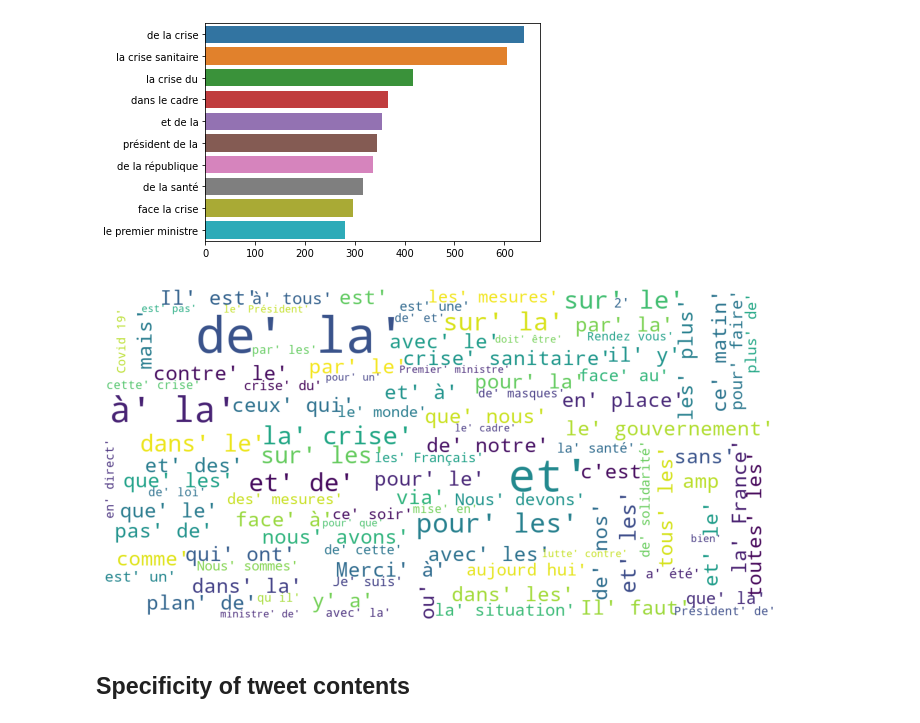
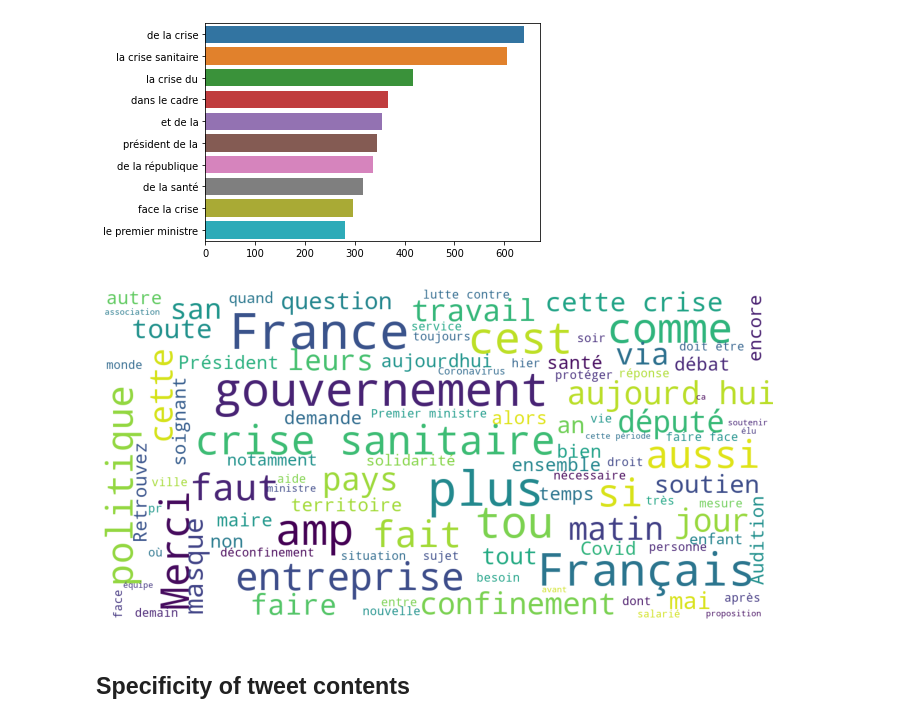
Before and after one commit to mthsansu/MLNLP, a Jupyter notebook: Code/Descriptive_statistics.ipynb, the cells around one changed output. Saved outputs shown, nothing was run; the diff lists cells and outputs as text; code cells hidden in the pictures.

```diff
--- a/Code/Descriptive_statistics.ipynb
+++ b/Code/Descriptive_statistics.ipynb
@@ -79,7 +85,7 @@ def clean(text):
     text = re.sub(r'http\S+', '', text) # Removing link
     text = re.sub('<.*?>', '', text) # Removing html elements
     text = text.replace('\n',' ') # Removing new line
-    text = re.sub("#([a-zA-Z0-9_]{1,50})", '', text) # Removing hashtags
+    text = re.sub("#([a-zA-Z0-9_À-ÿ]{1,50})", '', text) # Removing hashtags
     text = re.sub(' +', ' ', text) # Remove additional spaces
     emoji_pattern = re.compile("["
         u"\U0001F600-\U0001F64F"  # emoticons
@@ -303,28 +302,29 @@ plot_top_ngrams_barchart(df['text_clean'],3)
 [figure]
 # %%
 from wordcloud import WordCloud, STOPWORDS
-stopwords = set(STOPWORDS)
+stopwords = stop
 
 def show_wordcloud(data):
     wordcloud = WordCloud(
         background_color='white',
         stopwords=stopwords,
         max_words=100,
         max_font_size=30,
         scale=3,
         random_state=1)
 
-    wordcloud=wordcloud.generate(str(data))
+    text = re.sub("'","",str(data))
+    wordcloud=wordcloud.generate(text)
 
     fig = plt.figure(1, figsize=(12, 12))
     plt.axis('off')
 
     plt.imshow(wordcloud)
     plt.show()
 
 show_wordcloud(corpus)
 # %% [output]
-[figure, old version]
+[figure, new version]
 # %% [markdown]
 ## Specificity of tweet contents
 # %%
```
Also changed, not shown: parts of 14 cells of this notebook.
